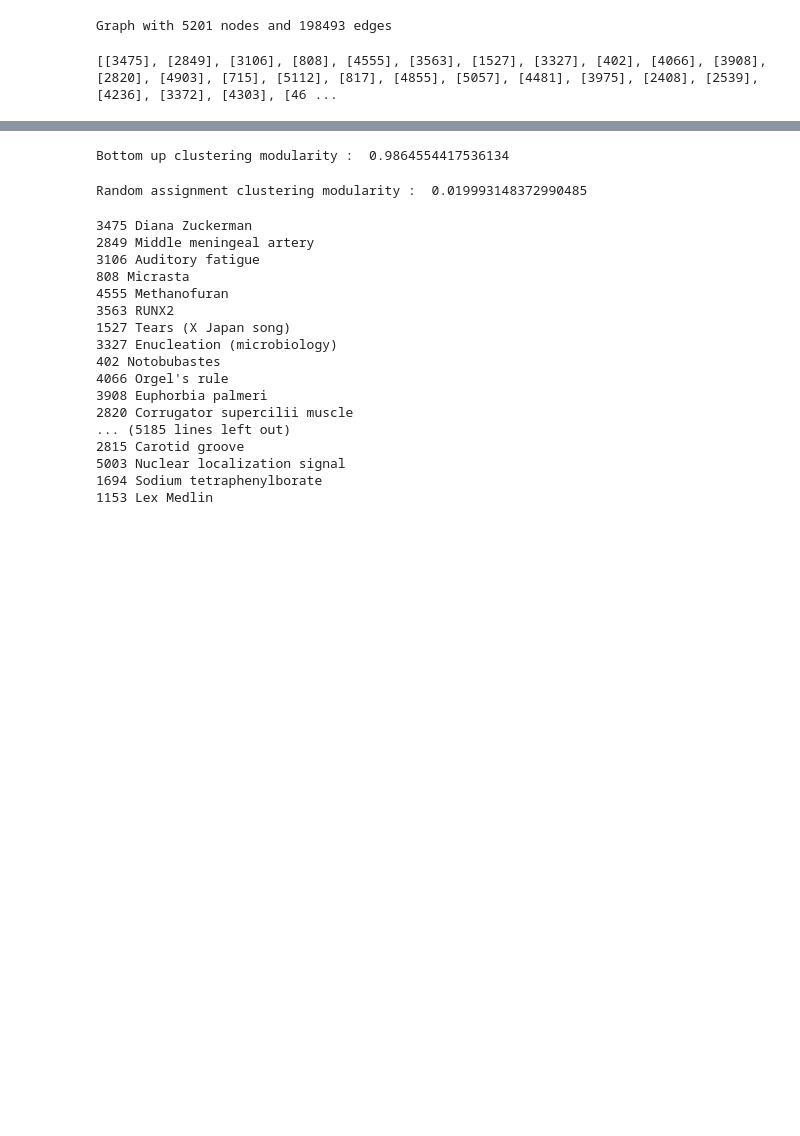
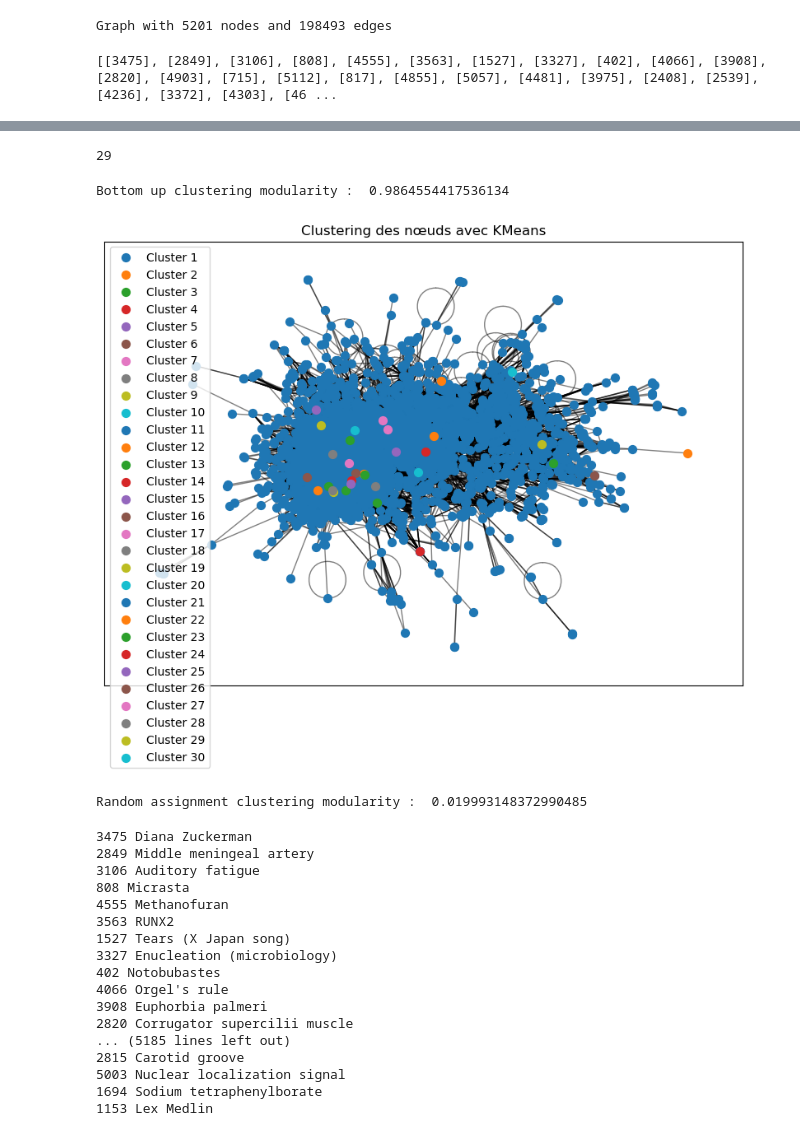
Before and after one commit to MelvinGode/Wikipedia-Clusteing, a Jupyter notebook: bottom_up.ipynb, the cells around one changed output, grey strips where cells are left out. Saved outputs shown, nothing was run; the diff lists cells and outputs as text; code cells hidden in the pictures; blank space fills up the shorter version.

```diff
--- a/bottom_up.ipynb
+++ b/bottom_up.ipynb
@@ -200,3 +183,7 @@ print(clusters)
+# %%
+print(np.sum(np.sum(clusters,axis=1) <= 5))
+# %% [output]
+29
 # %%
 node_to_cluster = np.argmax(clusters.T == np.arange(n)[:, None], axis=1)
 
@@ -213,4 +200,22 @@ def global_modularity(same_cluster_matrix, cluster_adjacency, G):
 print("Bottom up clustering modularity : ",global_modularity(same_cluster_matrix, clusters, G))
 # %% [output]
 Bottom up clustering modularity :  0.9864554417536134
+# %%
+pos = nx.spring_layout(G)  # Positionnement des nœuds pour la visualisation
+# %%
+plt.figure(figsize=(10, 7))
+for i, cluster in enumerate(clusters):
+    nx.draw_networkx_nodes(
+        G, pos,
+        nodelist=[n for n, l in enumerate(cluster) if l == 1],
+        node_size=50,  # Ajuster la taille des nœuds
+        node_color=f"C{i}",  # Utiliser une couleur différente pour chaque cluster
+        label=f"Cluster {i+1}"
+    )
+nx.draw_networkx_edges(G, pos, alpha=0.5)
+plt.legend()
+plt.title("Clustering des nœuds avec KMeans")
+plt.show()
+# %% [output]
+[figure, added]
 # %%
```
Also changed, not shown: parts of 6 cells of this notebook, 1 other file.
